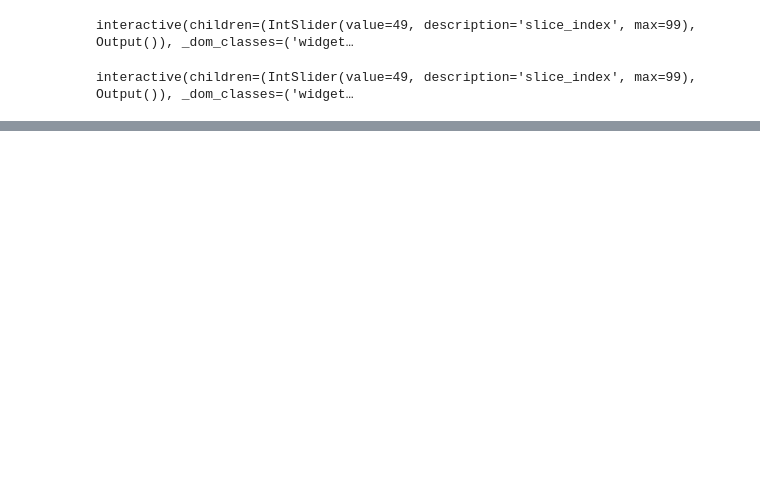
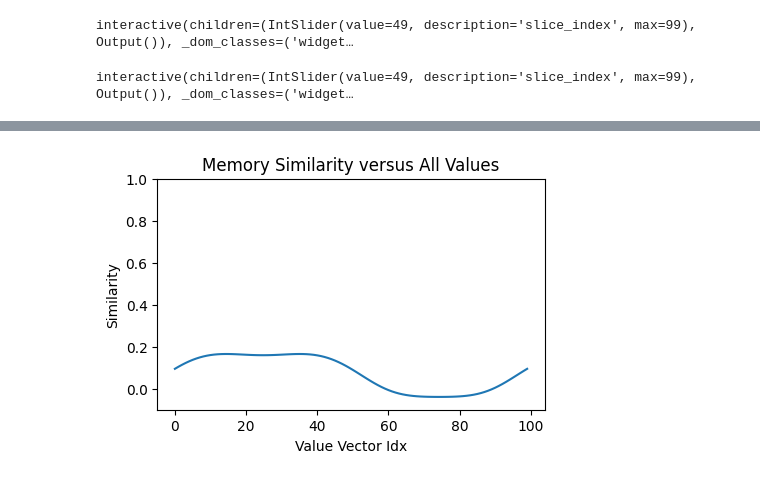
Before and after one commit to Parsa-Research-Laboratory/HyperSpace, a Jupyter notebook: experiments/development/1d_curve.ipynb, the cells around one changed output, grey strips where cells are left out. Drawn from its saved outputs; the diff is of its cells as text; code cells hidden in the pictures; blank space fills up the shorter version.

```diff
--- a/experiments/development/1d_curve.ipynb
+++ b/experiments/development/1d_curve.ipynb
@@ -405,7 +419,22 @@ memory, _ = memory_storage_module(
 # %%
 # ---------------------------------------------------------------------
 # compare the memory with respect to all ground truth value vectors
 # ---------------------------------------------------------------------
+
+m_to_vv_sims, _ = hrr_backend.similarity(memory, y_gt_vectors)
+
+x = torch.arange(0, m_to_vv_sims.shape[0]).cpu().numpy()
+
+plt.figure(figsize=(5, 3))
+plt.plot(x, m_to_vv_sims)
+plt.xlabel("Value Vector Idx")
+plt.ylabel("Similarity")
+plt.ylim(-0.1, 1)
+plt.title("Memory Similarity versus All Values")
+
+del x, m_to_vv_sims
+# %% [output]
+[figure, added]
 # %%
 # ----------------------------------------------------------------------------------
 # compare the memory with respect to all possible binded position and value vectors
```
Also changed, not shown: parts of 7 cells of this notebook.
